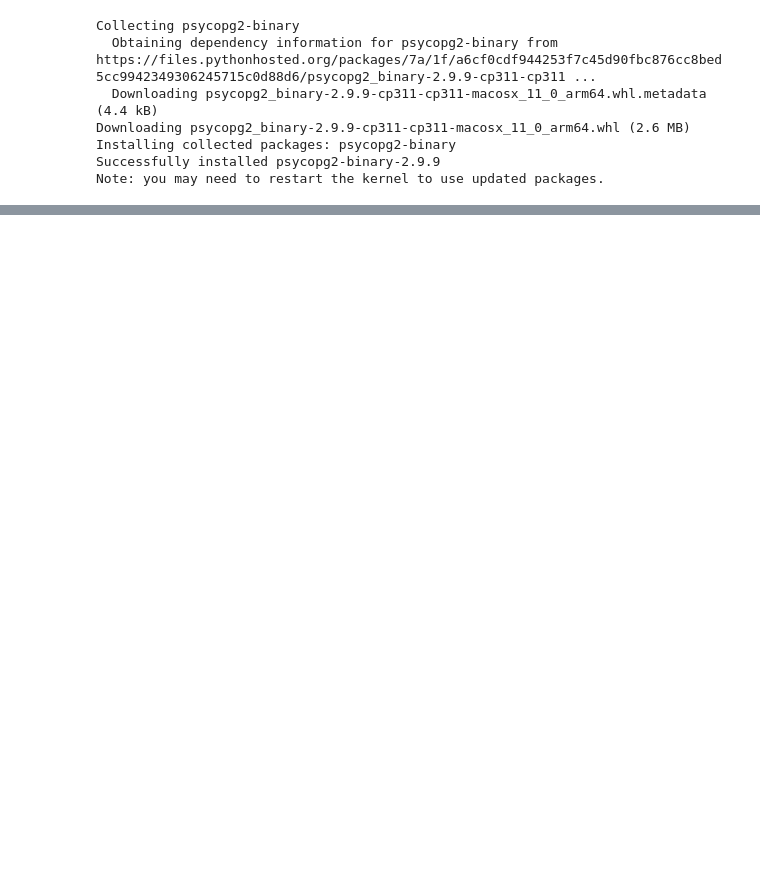
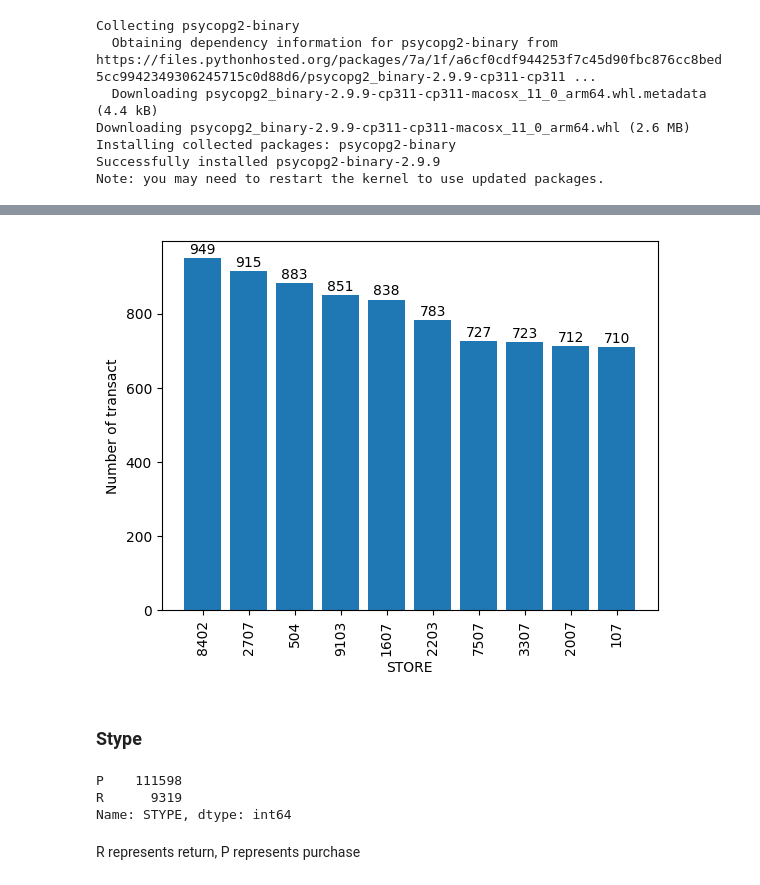
Before and after one commit to Marklong7/Dillard_return_forecasting, a Jupyter notebook: EDA.ipynb, the cells around one changed output, grey strips where cells are left out. Saved outputs shown, nothing was run; the diff lists cells and outputs as text; code cells hidden in the pictures; blank space fills up the shorter version.

```diff
--- a/EDA.ipynb
+++ b/EDA.ipynb
@@ -417,0 +211,23 @@ Name: count, dtype: int64
+# %%
+bars = plt.bar(sample_store.head(10)["index"], sample_store.head(10)["STORE"])
+for bar in bars:
+    height = bar.get_height()
+    plt.annotate(f'{int(height)}', xy=(bar.get_x() + bar.get_width() / 2, height),
+                 xytext=(0, 1), textcoords='offset points', ha='center', va='bottom')
+
+plt.xticks(rotation=90)
+plt.xlabel("STORE")
+plt.ylabel("Number of transact")
+plt.show();
+# %% [output]
+[figure, added]
+# %% [markdown]
+### Stype
+# %%
+sample["STYPE"].value_counts()
+# %% [output]
+P    111598
+R      9319
+Name: STYPE, dtype: int64
+# %% [markdown]
+R represents return, P represents purchase
```
Also changed, not shown: parts of 72 cells of this notebook, 2 other files.
